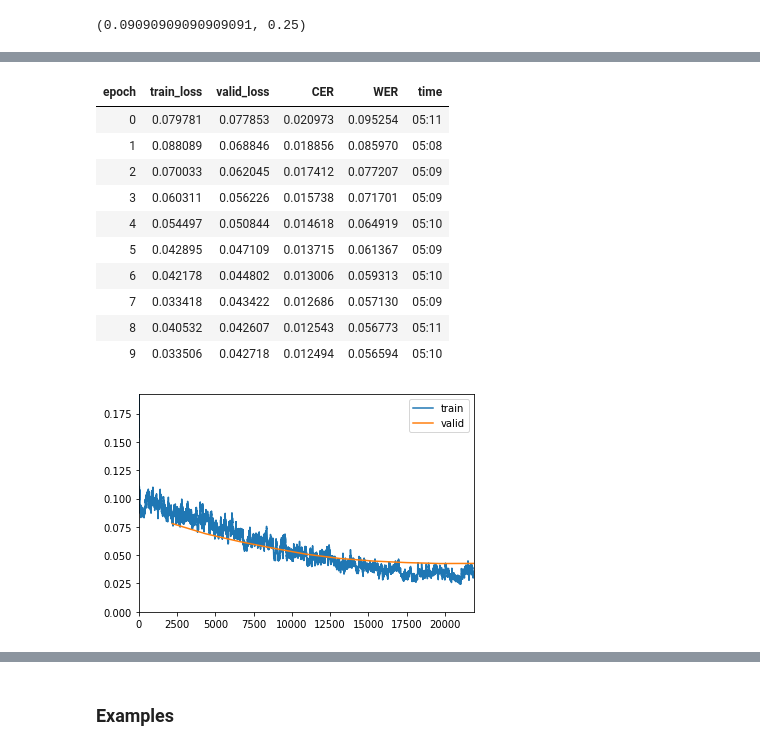
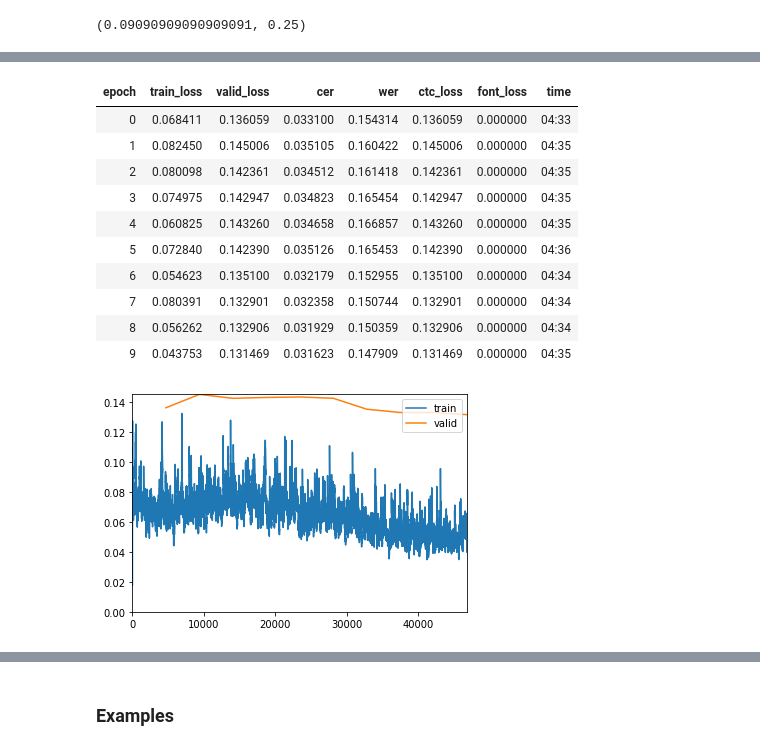
Before and after one commit to doas3140/ocr-pipeline, a Jupyter notebook: nbs/05_ocr_crnn_training.ipynb, the cells around one changed output, grey strips where cells are left out. Saved outputs shown, nothing was run; the diff lists cells and outputs as text; code cells hidden in the pictures.

Commit message:
improved ocr models + isri unlv, brno, synth_ocr datasets

```diff
--- a/nbs/05_ocr_crnn_training.ipynb
+++ b/nbs/05_ocr_crnn_training.ipynb
@@ -530,3 +692,36 @@ def WER(y_pred, y_true, y_pred_len, y_true_len):
+# %%
+#export
+class WordErrorRate(LearnerCallback):
+    _order=-20 # Needs to run before the recorder
+    def __init__(self, learner, decode_pred_func=decode_ctc, decode_true_func=decode_true):
+        super().__init__(learner)
+        self.classes = learner.data.classes
+        self.decode_pred, self.decode_true = decode_pred_func, decode_true_func
+        if not hasattr(self.learn.recorder, 'names'):
+            self.learn.recorder.add_metric_names(['cer', 'wer'])
+
+    def on_epoch_begin(self, **kwargs):
+        self.wer, self.cer, self.total = 0, 0, 0
+
+    def on_batch_end(self, last_output, last_target, train, **kwargs):
+        if train: return
+        font_pred, y_pred = last_output
+        font_true, y_true, *_ = last_target
+        y_pred = y_pred.argmax(-1)
+        y_pred = self.decode_pred(y_pred)
+        y_true = self.decode_true(y_true)
+        for yp, yt in zip(y_pred, y_true):
+            self.total += 1
+            if yp.shape == torch.Size([]): continue
+            yt_text = ''.join([self.classes[i] for i in yt])
+            yp_text = ''.join([self.classes[i] for i in yp])
+            self.wer += wer(yt_text.split(' '), yp_text.split(' '))
+            self.cer += wer(yt_text, yp_text)
+
+    def on_epoch_end(self, last_metrics, **kwargs):
+        if self.total == 0: return {'last_metrics': last_metrics}
+        metrics = [tensor(self.cer/self.total), tensor(self.wer/self.total)]
+        return {'last_metrics': [last_metrics[0]] + metrics + last_metrics[1:]}
 # %%
 # either load or create new learner
 learner = load_inference('crnn_ocr')
@@ -534,5 +730,6 @@ learner.data = data
 # %%
-data = create_data(main_df, bs=16)
-crnn = CRNN(nclass=data.c)
+data = create_data(main_df, bs=8)
+model = CRNN(nclass=data.c, fclass=len(data.font_classes))
+loss_func = CTCFontLoss(ctc_pad_idx=data.classes.index(crnn_config.label_delim))
 data
 # %% [output]
@@ -596,3 +756,5 @@ Min loss divided by 10: 3.63E-02
+# %%
+learner = Learner(data, model, loss_func=loss_func, callback_fns=[ShowGraph, AddLossMetrics, WordErrorRate])
 # %%
 learner.fit_one_cycle(1, 1e-3)
 # %% [output]
@@ -601,0 +764,2 @@ learner.fit_one_cycle(1, 1e-3)
+# %%
+learner.fit_one_cycle(15, 1e-4)
@@ -602,15 +782,15 @@ learner.fit_one_cycle(1, 1e-3)
 # %%
-learner.fit_one_cycle(10, max_lr=1e-4)
+learner.fit_one_cycle(10, 1e-4)
 # %% [output]
-| epoch | train_loss | valid_loss | CER | WER | time |
-| 0 | 0.079781 | 0.077853 | 0.020973 | 0.095254 | 05:11 |
-| 1 | 0.088089 | 0.068846 | 0.018856 | 0.085970 | 05:08 |
-| 2 | 0.070033 | 0.062045 | 0.017412 | 0.077207 | 05:09 |
-| 3 | 0.060311 | 0.056226 | 0.015738 | 0.071701 | 05:09 |
-| 4 | 0.054497 | 0.050844 | 0.014618 | 0.064919 | 05:10 |
-| 5 | 0.042895 | 0.047109 | 0.013715 | 0.061367 | 05:09 |
-| 6 | 0.042178 | 0.044802 | 0.013006 | 0.059313 | 05:10 |
-| 7 | 0.033418 | 0.043422 | 0.012686 | 0.057130 | 05:09 |
-| 8 | 0.040532 | 0.042607 | 0.012543 | 0.056773 | 05:11 |
-| 9 | 0.033506 | 0.042718 | 0.012494 | 0.056594 | 05:10 |
+| epoch | train_loss | valid_loss | cer | wer | ctc_loss | font_loss | time |
+| 0 | 0.068411 | 0.136059 | 0.033100 | 0.154314 | 0.136059 | 0.000000 | 04:33 |
+| 1 | 0.082450 | 0.145006 | 0.035105 | 0.160422 | 0.145006 | 0.000000 | 04:35 |
+| 2 | 0.080098 | 0.142361 | 0.034512 | 0.161418 | 0.142361 | 0.000000 | 04:35 |
+| 3 | 0.074975 | 0.142947 | 0.034823 | 0.165454 | 0.142947 | 0.000000 | 04:35 |
+| 4 | 0.060825 | 0.143260 | 0.034658 | 0.166857 | 0.143260 | 0.000000 | 04:35 |
+| 5 | 0.072840 | 0.142390 | 0.035126 | 0.165453 | 0.142390 | 0.000000 | 04:36 |
+| 6 | 0.054623 | 0.135100 | 0.032179 | 0.152955 | 0.135100 | 0.000000 | 04:34 |
+| 7 | 0.080391 | 0.132901 | 0.032358 | 0.150744 | 0.132901 | 0.000000 | 04:34 |
+| 8 | 0.056262 | 0.132906 | 0.031929 | 0.150359 | 0.132906 | 0.000000 | 04:34 |
+| 9 | 0.043753 | 0.131469 | 0.031623 | 0.147909 | 0.131469 | 0.000000 | 04:35 |
-[figure, old version]
+[figure, new version]
```
Also changed, not shown: parts of 76 cells of this notebook, 30 other files.
